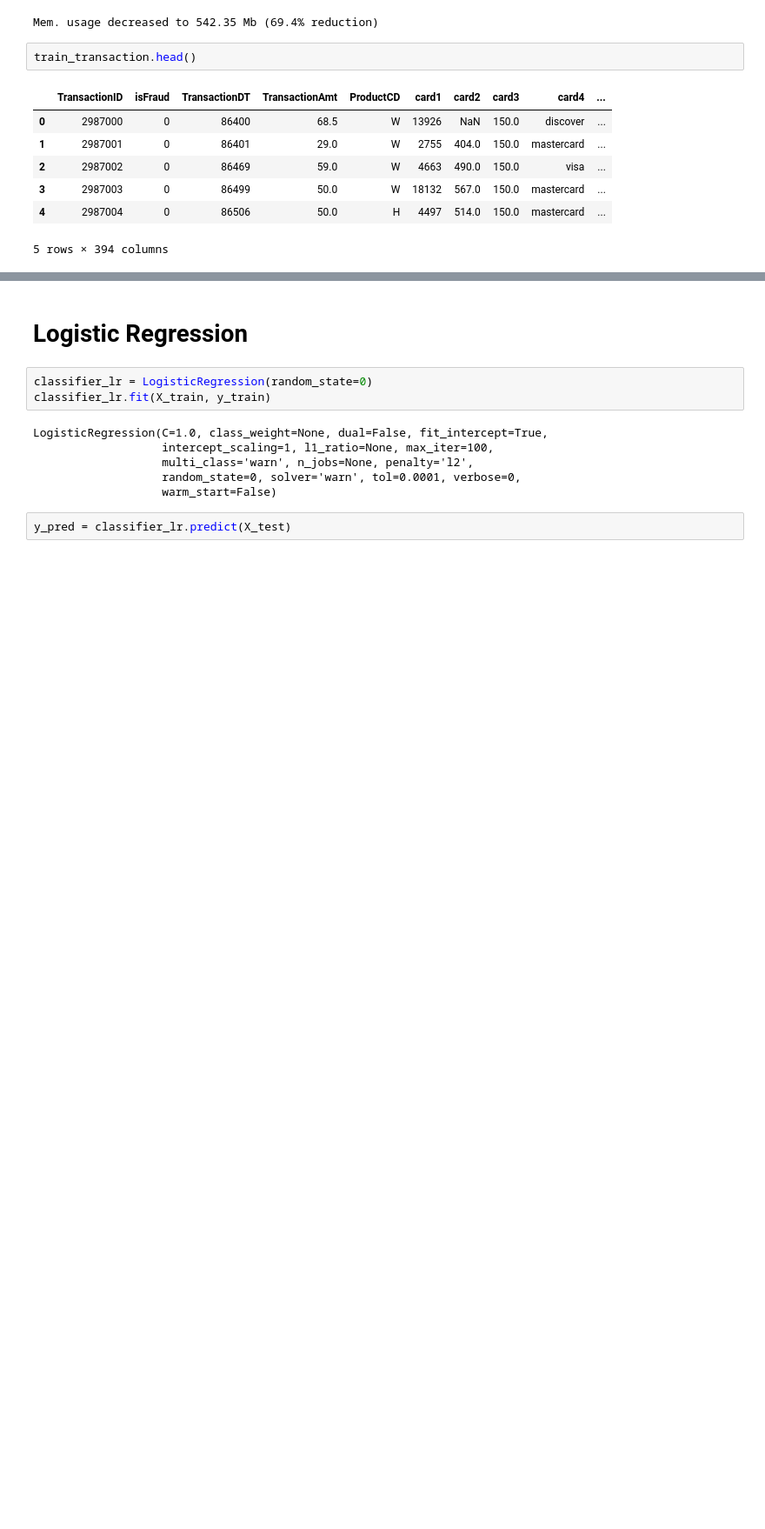
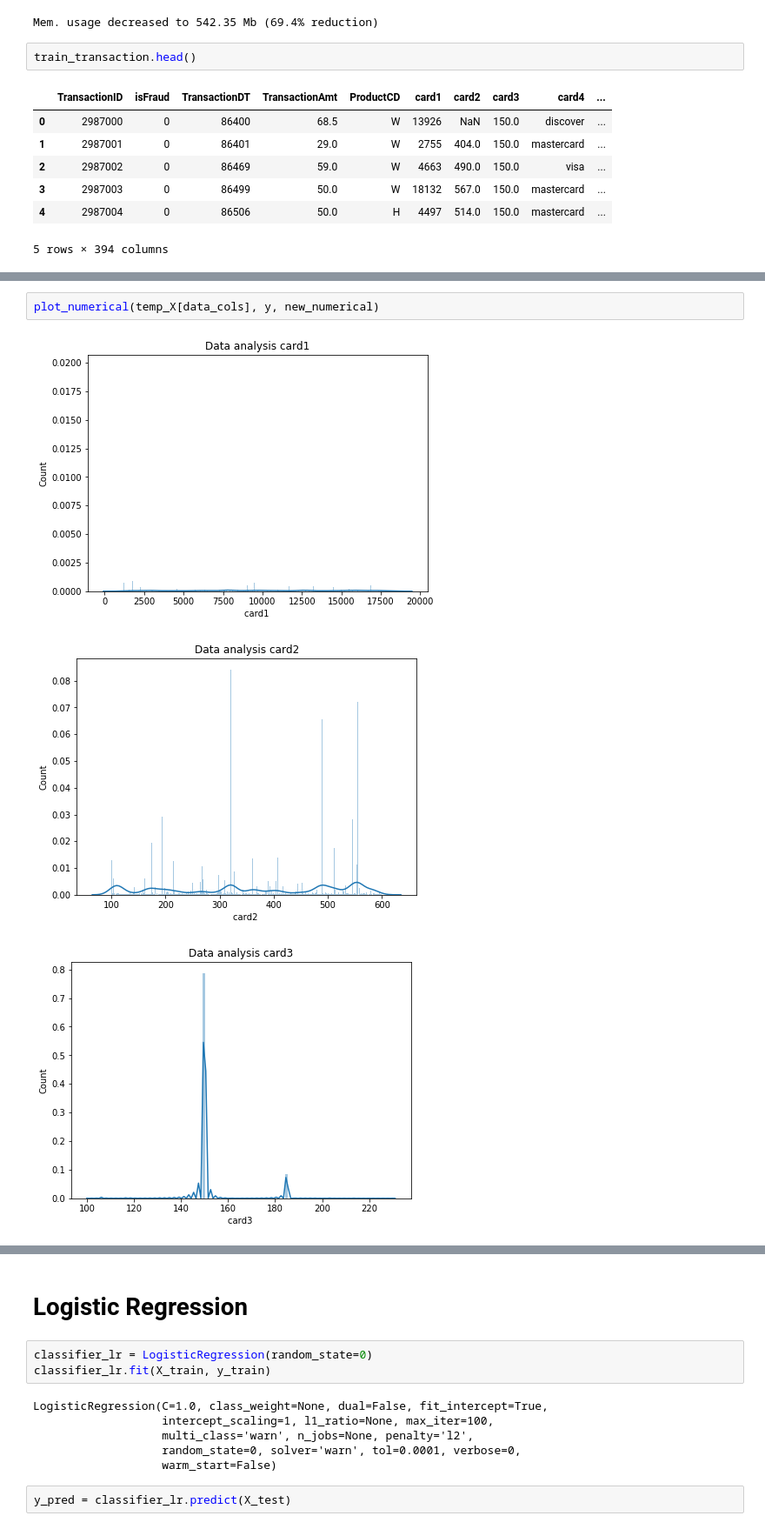
Before and after one commit to monanjo123/Fraud-Detection, a Jupyter notebook: Fraud Detection.ipynb, the cells around one changed output, grey strips where cells are left out. Shown: that part at 87% size. Cells and saved outputs as stored; diff of their text form; blank space fills up the shorter version.

```diff
--- a/Fraud Detection.ipynb
+++ b/Fraud Detection.ipynb
@@ -125,0 +167,6 @@ More than 90% repeated value: 57
+# %%
+plot_numerical(temp_X[data_cols], y, new_numerical)
+# %% [output]
+[figure, added]
+[figure, added]
+[figure, added]
```
Also changed, not shown: parts of 29 cells of this notebook.
